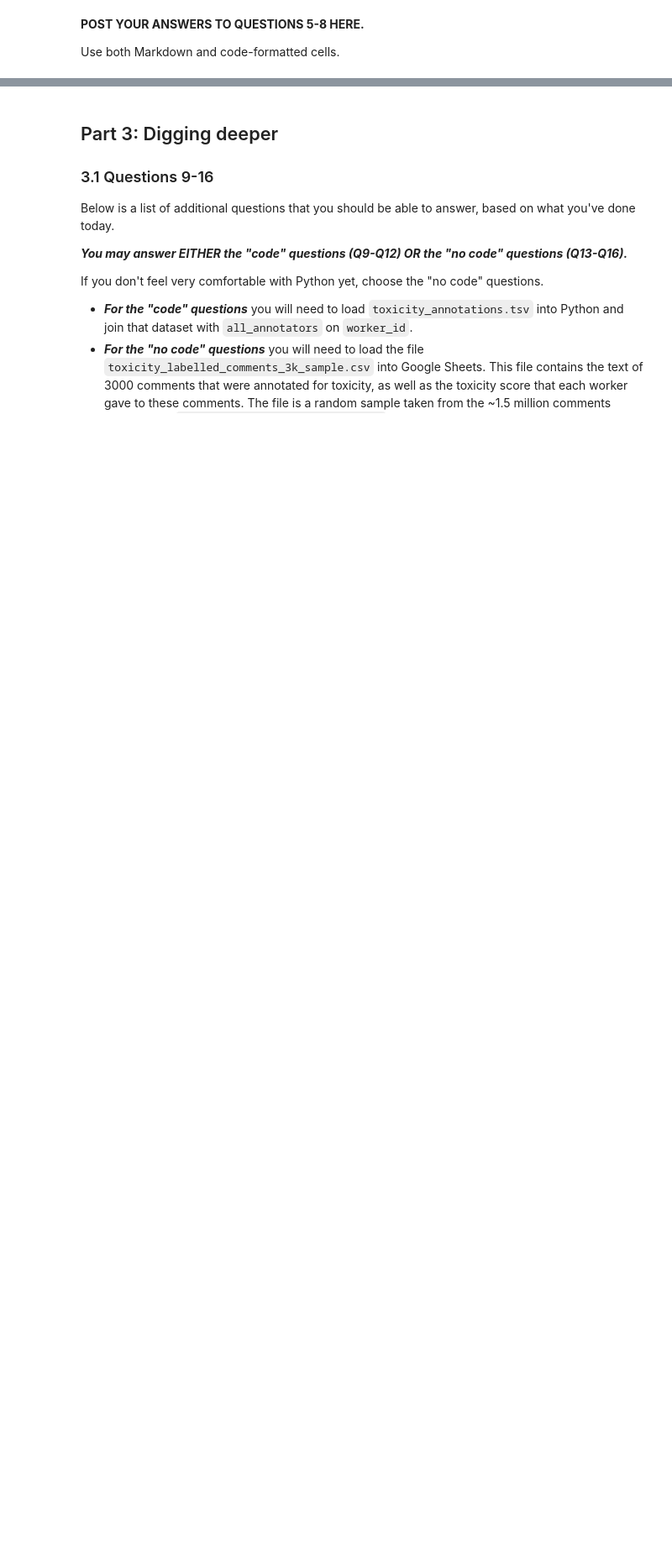
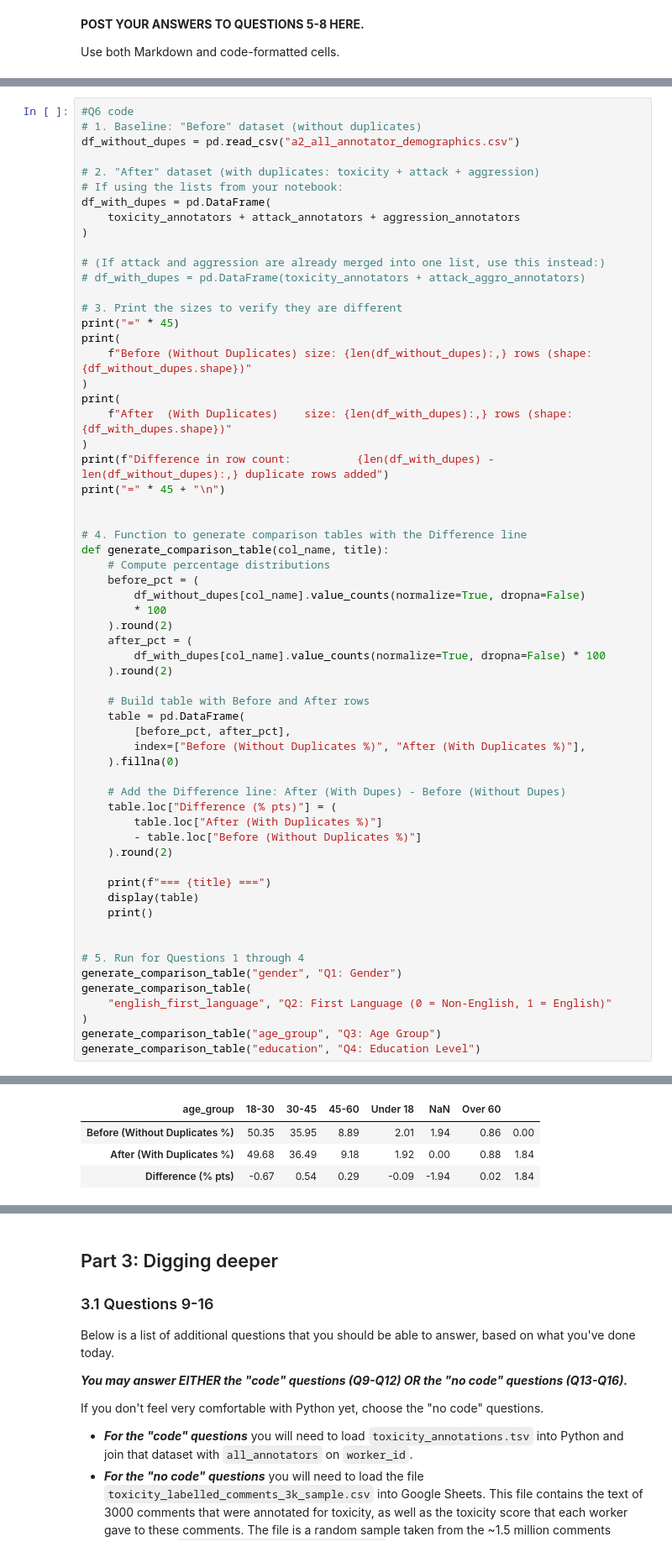
Before and after one commit to annieh04/hcde-410, a Jupyter notebook: A2/hcde410-a2.ipynb, the cells around one changed output, grey strips where cells are left out. Shown at 84% size. Cells and saved outputs as stored; diff of their text form; blank space fills up the shorter version.

```diff
--- a/A2/hcde410-a2.ipynb
+++ b/A2/hcde410-a2.ipynb
@@ -732,0 +760,62 @@ Use both Markdown and code-formatted cells.
+# %%
+#Q6 code
+# 1. Baseline: "Before" dataset (without duplicates)
+df_without_dupes = pd.read_csv("a2_all_annotator_demographics.csv")
+
+# 2. "After" dataset (with duplicates: toxicity + attack + aggression)
+# If using the lists from your notebook:
+df_with_dupes = pd.DataFrame(
+    toxicity_annotators + attack_annotators + aggression_annotators
+)
+
+# (If attack and aggression are already merged into one list, use this instead:)
+# df_with_dupes = pd.DataFrame(toxicity_annotators + attack_aggro_annotators)
+
+# 3. Print the sizes to verify they are different
+print("=" * 45)
+print(
+    f"Before (Without Duplicates) size: {len(df_without_dupes):,} rows (shape: {df_without_dupes.shape})"
+)
+print(
+    f"After  (With Duplicates)    size: {len(df_with_dupes):,} rows (shape: {df_with_dupes.shape})"
+)
+print(f"Difference in row count:          {len(df_with_dupes) - len(df_without_dupes):,} duplicate rows added")
+print("=" * 45 + "\n")
+
+
+# 4. Function to generate comparison tables with the Difference line
+def generate_comparison_table(col_name, title):
+    # Compute percentage distributions
+    before_pct = (
+        df_without_dupes[col_name].value_counts(normalize=True, dropna=False)
+        * 100
+    ).round(2)
+    after_pct = (
+        df_with_dupes[col_name].value_counts(normalize=True, dropna=False) * 100
+    ).round(2)
+
+    # Build table with Before and After rows
+    table = pd.DataFrame(
+        [before_pct, after_pct],
+        index=["Before (Without Duplicates %)", "After (With Duplicates %)"],
+    ).fillna(0)
+
+    # Add the Difference line: After (With Dupes) - Before (Without Dupes)
+    table.loc["Difference (% pts)"] = (
+        table.loc["After (With Duplicates %)"]
+        - table.loc["Before (Without Duplicates %)"]
+    ).round(2)
+
+    print(f"=== {title} ===")
+    display(table)
+    print()
+
+
+# 5. Run for Questions 1 through 4
+generate_comparison_table("gender", "Q1: Gender")
+generate_comparison_table(
+    "english_first_language", "Q2: First Language (0 = Non-English, 1 = English)"
+)
+generate_comparison_table("age_group", "Q3: Age Group")
+generate_comparison_table("education", "Q4: Education Level")
+# %% [output]
@@ -732,0 +839,4 @@ Use both Markdown and code-formatted cells.
+| age_group | 18-30 | 30-45 | 45-60 | Under 18 | NaN | Over 60 |  |
+| Before (Without Duplicates %) | 50.35 | 35.95 | 8.89 | 2.01 | 1.94 | 0.86 | 0.00 |
+| After (With Duplicates %) | 49.68 | 36.49 | 9.18 | 1.92 | 0.00 | 0.88 | 1.84 |
+| Difference (% pts) | -0.67 | 0.54 | 0.29 | -0.09 | -1.94 | 0.02 | 1.84 |
```
Also changed, not shown: parts of 7 cells of this notebook.
